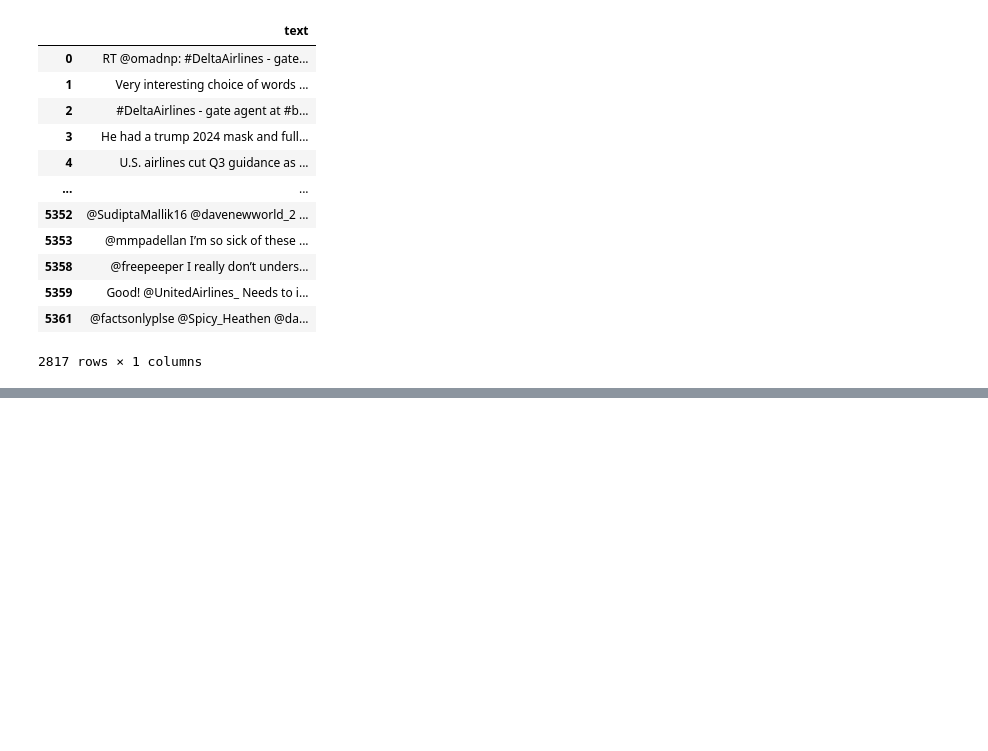
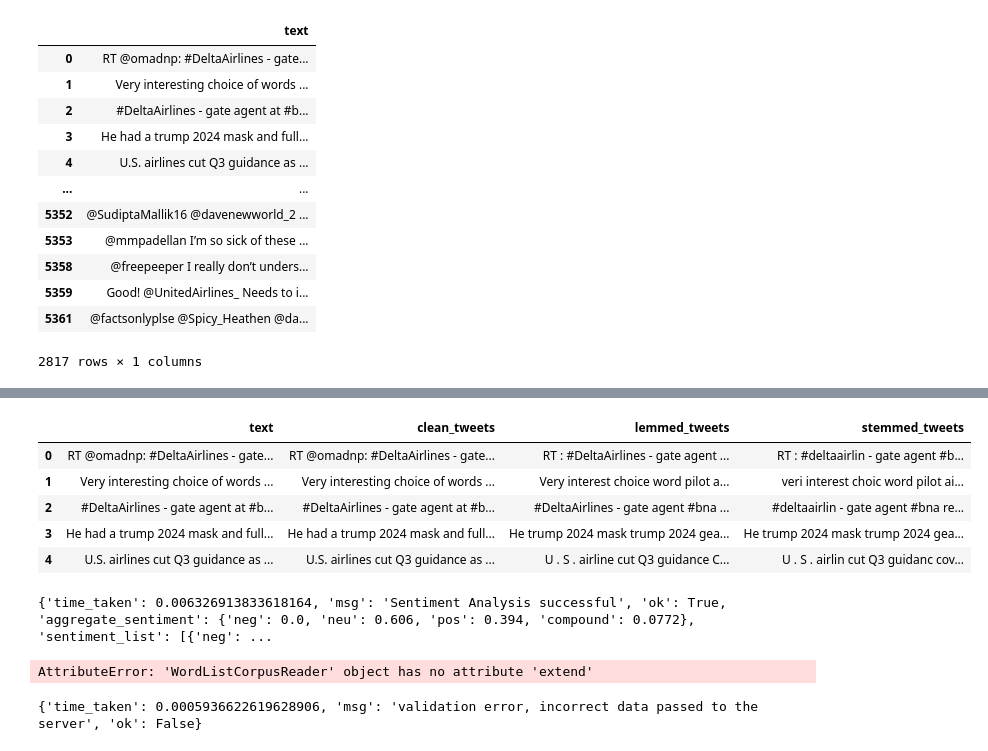
Before and after one commit to pleasecallmejax/Mask-Mandate-Sentiment-Analysis-Using-NLP, a Jupyter notebook: NLP EDA and Modeling.ipynb, the cells around one changed output, grey strips where cells are left out. Drawn from its saved outputs; the diff is of its cells as text; code cells hidden in the pictures; blank space fills up the shorter version.

```diff
--- a/NLP EDA and Modeling.ipynb
+++ b/NLP EDA and Modeling.ipynb
@@ -232,13 +232,13 @@ clean_df
 # %%
 #Function to clean tweet text
 def clean_tweet(tweet):
-    emoji_pattern = re.compile("["
+    regrex_pattern = re.compile(pattern = "["
         u"\U0001F600-\U0001F64F"  # emoticons
         u"\U0001F300-\U0001F5FF"  # symbols & pictographs
         u"\U0001F680-\U0001F6FF"  # transport & map symbols
         u"\U0001F1E0-\U0001F1FF"  # flags (iOS)
-                           "]+", flags=re.UNICODE)
-print(emoji_pattern.sub(r'', text)) # no emoji
+                           "]+", flags = re.UNICODE)
+    regrex_pattern.sub(r'',tweet)
     #remove links
     tweet_http= re.sub(r"http\S+",' ', tweet)
     # remove RTs
@@ -279,8 +279,31 @@ def stem(tweet):
     cusstopwords = text.ENGLISH_STOP_WORDS.union(['link', 'climate', 'change', 'global','warm', 'warming'])
     tweets_stem = ' '.join([stemmer.stem(w) for w in tt.tokenize(tweet)if w not in cusstopwords])
     return tweets_stem
+
+def remove_emojis(tweet):
+    emoj = re.compile("["
+        u"\U0001F600-\U0001F64F"  # emoticons
+        u"\U0001F300-\U0001F5FF"  # symbols & pictographs
+        u"\U0001F680-\U0001F6FF"  # transport & map symbols
+        u"\U0001F1E0-\U0001F1FF"  # flags (iOS)
+        u"\U00002500-\U00002BEF"  # chinese char
+        u"\U00002702-\U000027B0"
+        u"\U00002702-\U000027B0"
+        u"\U000024C2-\U0001F251"
+        u"\U0001f926-\U0001f937"
+        u"\U00010000-\U0010ffff"
+        u"\u2640-\u2642"
+        u"\u2600-\u2B55"
+        u"\u200d"
+        u"\u23cf"
+        u"\u23e9"
+        u"\u231a"
+        u"\ufe0f"
+        u"\u3030"
+                      "]+", re.UNICODE)
+    return re.sub(emoj, '', tweet)
 # %%
 clean_df['clean_tweets'] = [clean_tweet(i) for i in clean_df['text']]
+clean_df['clean_tweets'] = [remove_emojis(i) for i in clean_df['text']]
 clean_df['lemmed_tweets'] = [lema(i) for i in clean_df['clean_tweets']]
 clean_df['stemmed_tweets'] = [stem(i) for i in clean_df['clean_tweets']]
-clean_df
@@ -301,6 +310,14 @@ clean_df
+# %%
+clean_df.head()
+# %% [output]
+|  | text | clean_tweets | lemmed_tweets | stemmed_tweets |
+| 0 | RT @omadnp: #DeltaAirlines - gate... | RT @omadnp: #DeltaAirlines - gate... | RT : #DeltaAirlines - gate agent ... | RT : #deltaairlin - gate agent #b... |
+| 1 | Very interesting choice of words ... | Very interesting choice of words ... | Very interest choice word pilot a... | veri interest choic word pilot ai... |
+| 2 | #DeltaAirlines - gate agent at #b... | #DeltaAirlines - gate agent at #b... | #DeltaAirlines - gate agent #bna ... | #deltaairlin - gate agent #bna re... |
+| 3 | He had a trump 2024 mask and full... | He had a trump 2024 mask and full... | He trump 2024 mask trump 2024 gea... | He trump 2024 mask trump 2024 gea... |
+| 4 | U.S. airlines cut Q3 guidance as ... | U.S. airlines cut Q3 guidance as ... | U . S . airline cut Q3 guidance C... | U . S . airlin cut Q3 guidanc cov... |
 # %%
 #Running through an API for sentiment analysis
-
 url = "https://text-analysis12.p.rapidapi.com/sentiment-analysis/api/v1.1"
 
 payload = "{\"language\": \"english\", \"text\": \"I want less taxes.\"}"
@@ -311,6 +328,8 @@ headers = {
     'x-rapidapi-key': "f8d244aeb1msha67e6edebf2951dp1304d6jsn215788b5fa29"
     }
 
-response = requests.request("POST", url, data=payload, headers=headers)
+response = requests.request("POST", url, data=payload, headers=headers).json()
 
-print(response.json)
+print(response)
+# %% [output]
+{'time_taken': 0.006326913833618164, 'msg': 'Sentiment Analysis successful', 'ok': True, 'aggregate_sentiment': {'neg': 0.0, 'neu': 0.606, 'pos': 0.394, 'compound': 0.0772}, 'sentiment_list': [{'neg': ...
@@ -319,5 +354,11 @@ response.text
 # %%
-new_stopwords = ["sxsw", "android", "google", "apple", "ipad", "app", "austin", 'iphone']
+new_stopwords = []
 punctuations = string.punctuation
 stopwords.extend(new_stopwords)
 stopwords.extend(punctuations)
+# %% [output]
+AttributeError: 'WordListCorpusReader' object has no attribute 'extend'
+# %%
+sent('I want less taxes.')
+# %% [output]
+{'time_taken': 0.0005936622619628906, 'msg': 'validation error, incorrect data passed to the server', 'ok': False}
```
Also changed, not shown: parts of 3 cells of this notebook.
